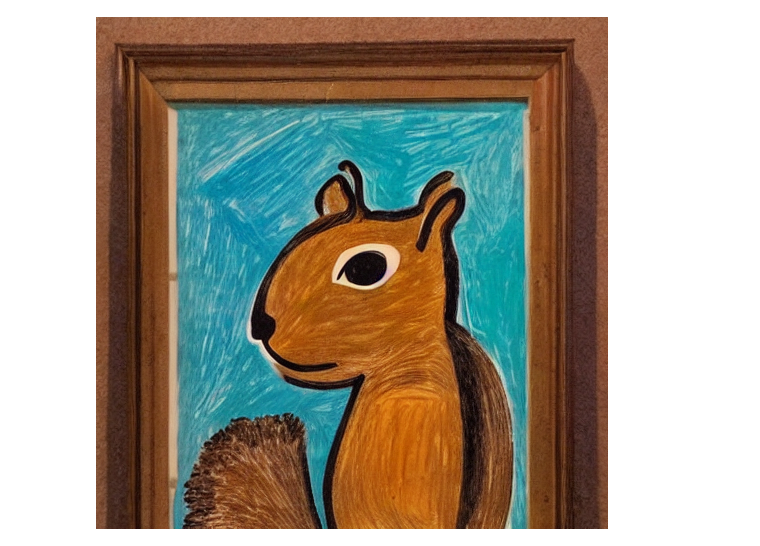
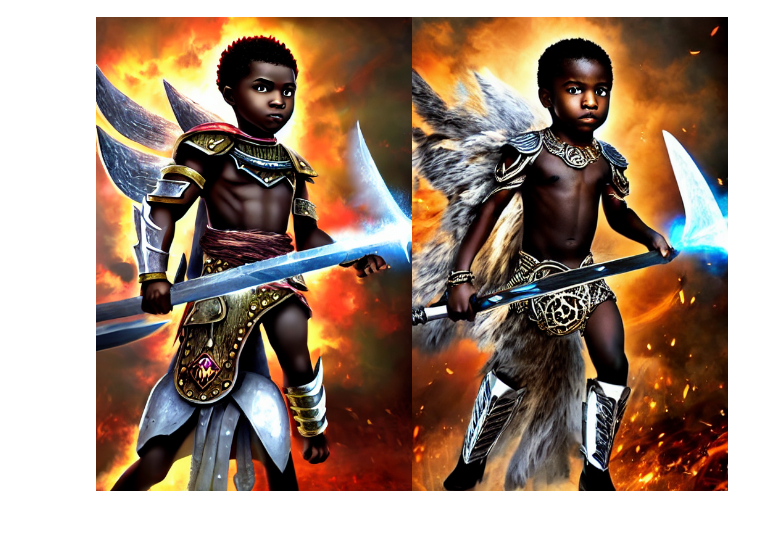
Before and after one commit to TariqLisse/SequentialArt_StableDiffusion, a Jupyter notebook: stablediffusion.ipynb, the cells around one changed output. Drawn from its saved outputs; the diff is of its cells as text; code cells hidden in the pictures; blank space fills up the shorter version.

```diff
--- a/stablediffusion.ipynb
+++ b/stablediffusion.ipynb
@@ -68,5 +22,0 @@ StableDiffusionPipeline {
-# %%
-image = pipeline("An image of a squirrel in Picasso style").images[0]
-image
-# %% [output]
-[figure, removed]
@@ -72,0 +69,48 @@ image
+# %%
+'''Extending the pipeline to generate a new image
+based on the saved image and a new prompt by using an Image2Image pipeline'''
+
+import torch
+from diffusers import AutoPipelineForImage2Image
+from diffusers.utils import make_image_grid, load_image
+
+pipeline = AutoPipelineForImage2Image.from_pretrained(
+    "runwayml/stable-diffusion-v1-5", torch_dtype=torch.float16, variant="fp16", use_safetensors=True
+)
+pipeline.enable_model_cpu_offload()
+
+# prepare image
+saved_image = "character.png"
+init_image = load_image(saved_image)
+
+'''1. Strength is an important paramater to consider as it has a huge impact on the generated image.
+Strength determines how much the generated image resembles the initial image.
+A higher strength value gives the model more "creativity" to generate an image that's different from the initial image;
+A strength value of 1.0 means the initial image is more or less ignored
+
+A lower strength value means the generated image is more similar to the initial image
+
+strength and num_inference_steps parameters are related because strength determines the number of noise steps to add.
+For example, if the num_inference_steps is 50 and strength is 0.8, then this means adding 40 (50 * 0.8)
+steps of noise to the initial image and then denoising for 40 steps to get the newly generated image
+
+The guidance_scale parameter is used to control how closely aligned the generated image and text prompt are.
+A higher guidance_scale value means your generated image is more aligned with the prompt
+A lower guidance_scale value means your generated image has more space to deviate from the prompt
+
+You can combine guidance_scale with strength for even more precise control over how expressive the model is.
+For example, combining a high strength + guidance_scale for maximum creativity or use a combination of low strength
+and low guidance_scale to generate an image that resembles the initial image but is not as strictly bound to the prompt.
+
+A negative prompt conditions the model to NOT include things in an image, and can be used to improve image quality or modify an image'''
+
+prompt = "black boy, warrior, fantasy, cartoon"
+negative_prompt = "ugly, deformed, disfigured, poor details, bad anatomy"
+generator = torch.Generator(device="cuda").manual_seed(30)
+
+# Pass Prompt and image to pipeline
+image = pipeline(prompt, negative_prompt=negative_prompt, image=init_image, strength=0.75, guidance_scale=12.5, generator=generator).images[0]
+make_image_grid([init_image, image], rows=1, cols=2)
+#image.save("new_character.png")
+# %% [output]
+[figure, added]
```
Also changed, not shown: parts of 5 cells of this notebook.
